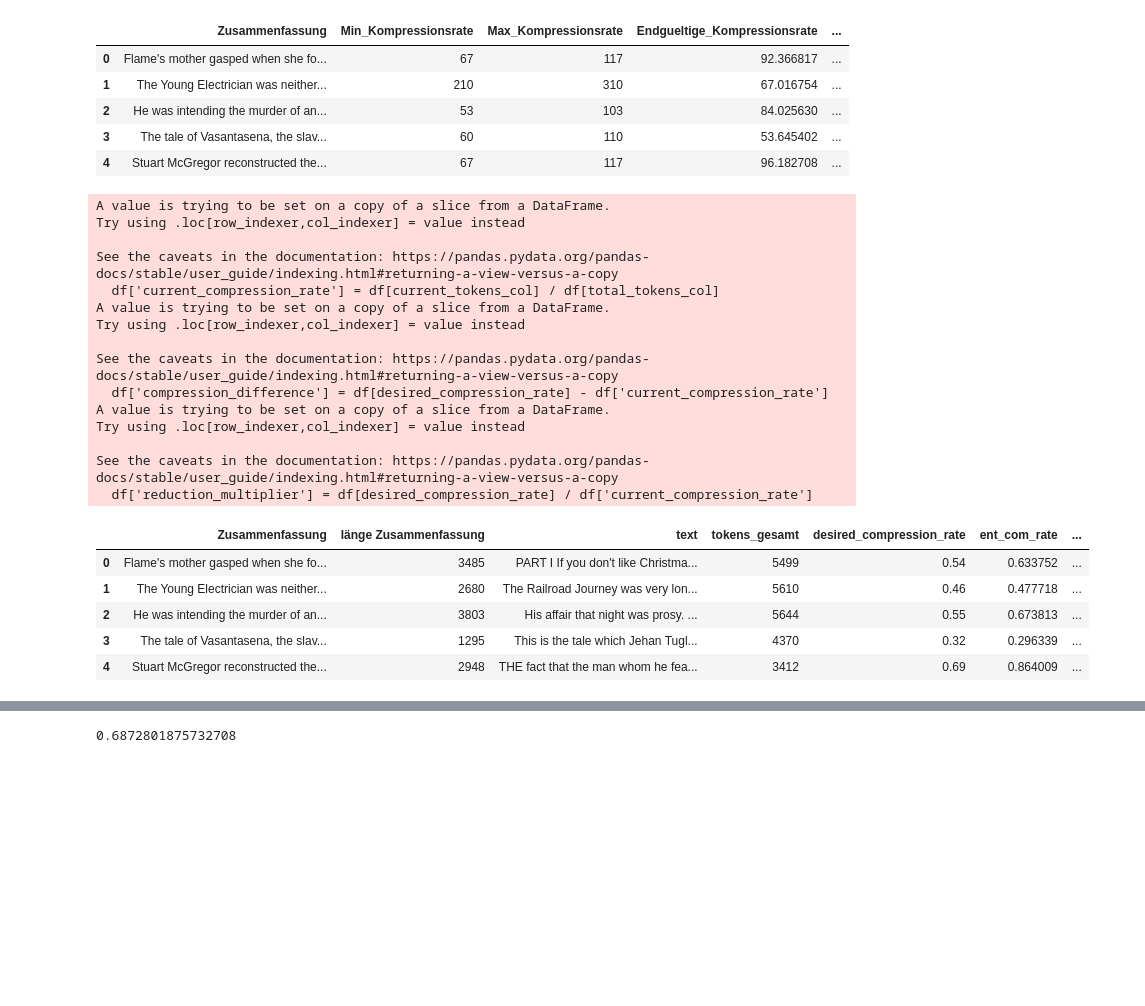
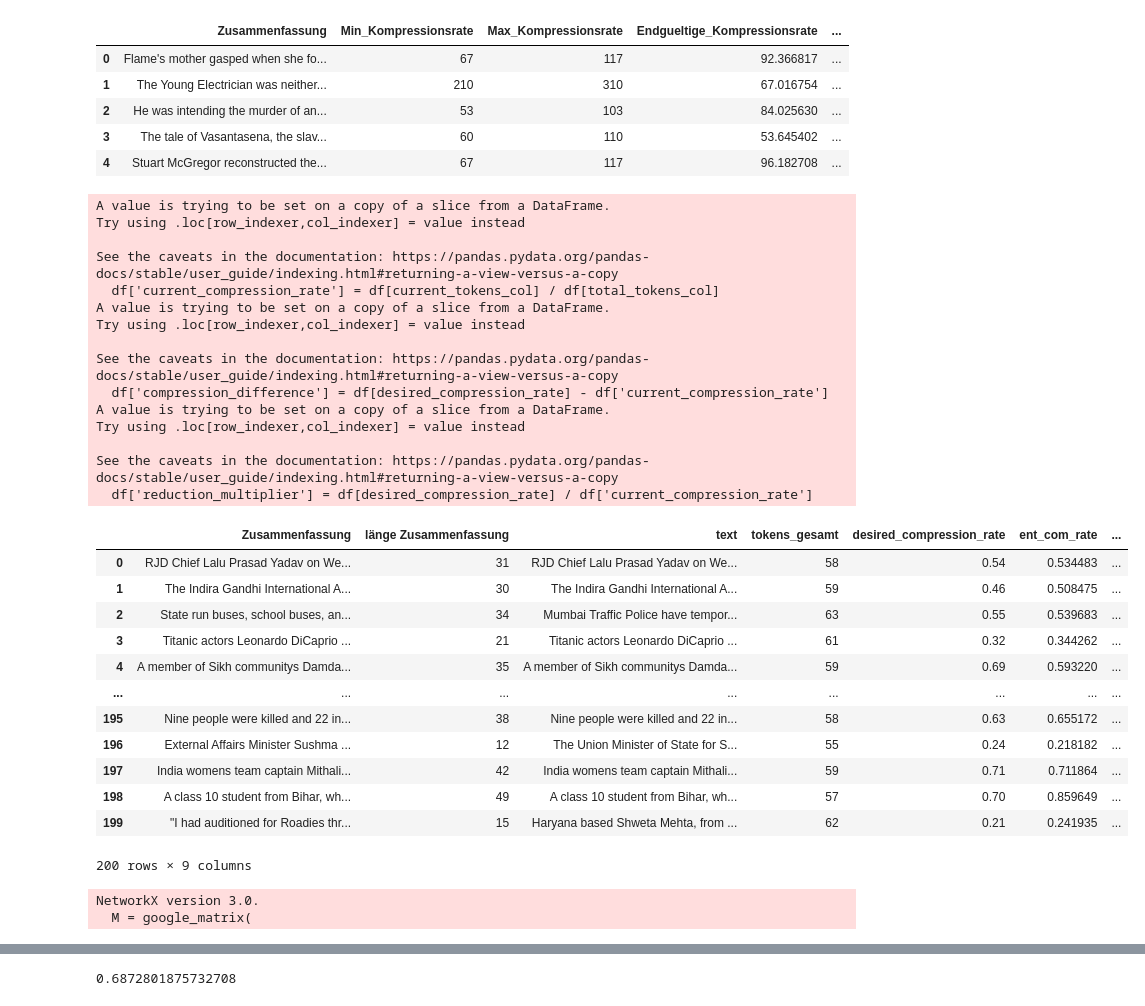
Before and after one commit to NICFRU/Projektrealisierung, a Jupyter notebook: colab.ipynb, the cells around one changed output, grey strips where cells are left out. Cells and saved outputs as stored; diff of their text form; code cells hidden in the pictures; blank space fills up the shorter version.

Commit message:
paraphraser test

```diff
--- a/colab.ipynb
+++ b/colab.ipynb
@@ -633,28 +640,42 @@ merged_df
 | 2 | He was intending the murder of an... | 53 | 103 | 84.025630 | ... |
 | 3 | The tale of Vasantasena, the slav... | 60 | 110 | 53.645402 | ... |
 | 4 | Stuart McGregor reconstructed the... | 67 | 117 | 96.182708 | ... |
+# %%
+news_df=pd.read_csv('data/ergbnisse/test_news.csv')
 # %%
-df_zwischen_test=calculate_compression(merged_df[['Zusammenfassung','länge Zusammenfassung','text','tokens_gesamt','desired_compression_rate','ent_com_rate']], 'tokens_gesamt', 'länge Zusammenfassung', 'desired_compression_rate')
+df_zwischen_test=calculate_compression(news_df[['Zusammenfassung','länge Zusammenfassung','text','tokens_gesamt','desired_compression_rate','ent_com_rate']], 'tokens_gesamt', 'länge Zusammenfassung', 'desired_compression_rate')
 df_zwischen_test
 # %% [output]
 A value is trying to be set on a copy of a slice from a DataFrame.
 Try using .loc[row_indexer,col_indexer] = value instead
 
 See the caveats in the documentation: https://pandas.pydata.org/pandas-docs/stable/user_guide/indexing.html#returning-a-view-versus-a-copy
   df['current_compression_rate'] = df[current_tokens_col] / df[total_tokens_col]
 A value is trying to be set on a copy of a slice from a DataFrame.
 Try using .loc[row_indexer,col_indexer] = value instead
 
 See the caveats in the documentation: https://pandas.pydata.org/pandas-docs/stable/user_guide/indexing.html#returning-a-view-versus-a-copy
   df['compression_difference'] = df[desired_compression_rate] - df['current_compression_rate']
 A value is trying to be set on a copy of a slice from a DataFrame.
 Try using .loc[row_indexer,col_indexer] = value instead
 
 See the caveats in the documentation: https://pandas.pydata.org/pandas-docs/stable/user_guide/indexing.html#returning-a-view-versus-a-copy
   df['reduction_multiplier'] = df[desired_compression_rate] / df['current_compression_rate']
 |  | Zusammenfassung | länge Zusammenfassung | text | tokens_gesamt | desired_compression_rate | ent_com_rate | ... |
-| 0 | Flame's mother gasped when she fo... | 3485 | PART I If you don't like Christma... | 5499 | 0.54 | 0.633752 | ... |
-| 1 | The Young Electrician was neither... | 2680 | The Railroad Journey was very lon... | 5610 | 0.46 | 0.477718 | ... |
-| 2 | He was intending the murder of an... | 3803 | His affair that night was prosy. ... | 5644 | 0.55 | 0.673813 | ... |
-| 3 | The tale of Vasantasena, the slav... | 1295 | This is the tale which Jehan Tugl... | 4370 | 0.32 | 0.296339 | ... |
-| 4 | Stuart McGregor reconstructed the... | 2948 | THE fact that the man whom he fea... | 3412 | 0.69 | 0.864009 | ... |
+| 0 | RJD Chief Lalu Prasad Yadav on We... | 31 | RJD Chief Lalu Prasad Yadav on We... | 58 | 0.54 | 0.534483 | ... |
+| 1 | The Indira Gandhi International A... | 30 | The Indira Gandhi International A... | 59 | 0.46 | 0.508475 | ... |
+| 2 | State run buses, school buses, an... | 34 | Mumbai Traffic Police have tempor... | 63 | 0.55 | 0.539683 | ... |
+| 3 | Titanic actors Leonardo DiCaprio ... | 21 | Titanic actors Leonardo DiCaprio ... | 61 | 0.32 | 0.344262 | ... |
+| 4 | A member of Sikh communitys Damda... | 35 | A member of Sikh communitys Damda... | 59 | 0.69 | 0.593220 | ... |
+| ... | ... | ... | ... | ... | ... | ... | ... |
+| 195 | Nine people were killed and 22 in... | 38 | Nine people were killed and 22 in... | 58 | 0.63 | 0.655172 | ... |
+| 196 | External Affairs Minister Sushma ... | 12 | The Union Minister of State for S... | 55 | 0.24 | 0.218182 | ... |
+| 197 | India womens team captain Mithali... | 42 | India womens team captain Mithali... | 59 | 0.71 | 0.711864 | ... |
+| 198 | A class 10 student from Bihar, wh... | 49 | A class 10 student from Bihar, wh... | 57 | 0.70 | 0.859649 | ... |
+| 199 | "I had auditioned for Roadies thr... | 15 | Haryana based Shweta Mehta, from ... | 62 | 0.21 | 0.241935 | ... |
+200 rows × 9 columns
+# %%
+df_testen=text_rank_algo(df_zwischen_test,random_T=False,column = 'Zusammenfassung')
+# %% [output]
+NetworkX version 3.0.
+  M = google_matrix(
```
Also changed, not shown: parts of 7 cells of this notebook, 2 other files.
